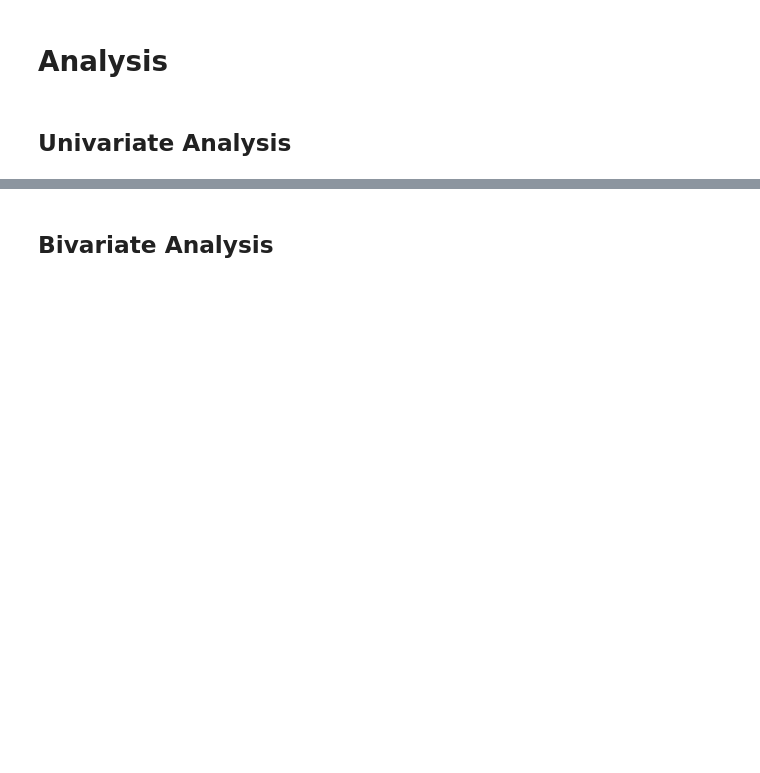
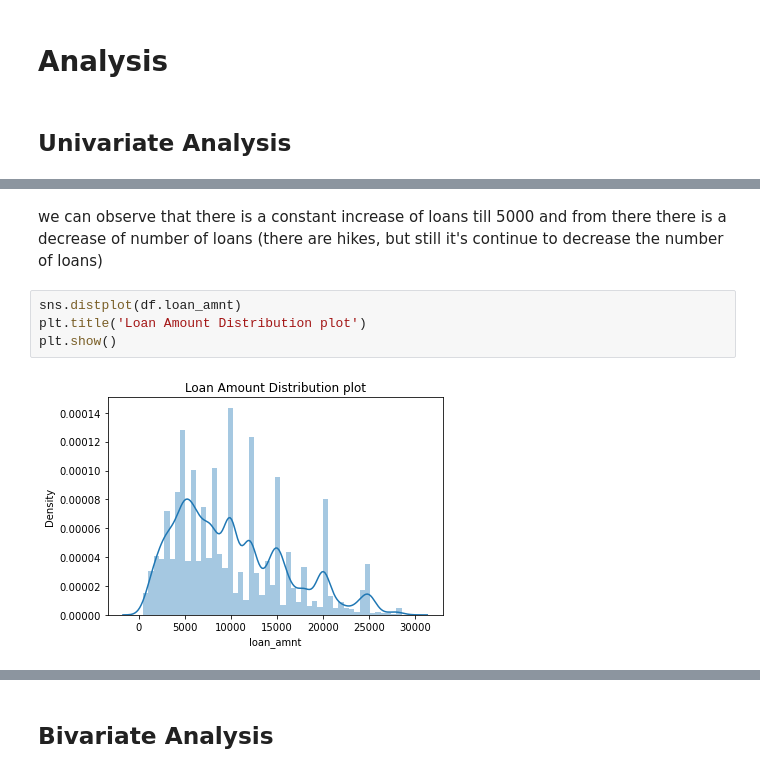
Before and after one commit to rashmiaab/LendingClubCaseStudy, a Jupyter notebook: Nagarjun Chittyala.ipynb, the cells around one changed output, grey strips where cells are left out. Drawn from its saved outputs; the diff is of its cells as text; blank space fills up the shorter version.

```diff
--- a/Nagarjun Chittyala.ipynb
+++ b/Nagarjun Chittyala.ipynb
@@ -645,0 +803,8 @@ plt.show()
+# %% [markdown]
+we can observe that there is a constant increase of loans till 5000 and from there there is a decrease of number of loans (there are hikes, but still it's continue to decrease the number of loans)
+# %%
+sns.distplot(df.loan_amnt)
+plt.title('Loan Amount Distribution plot')
+plt.show()
+# %% [output]
+[figure, added]
```
Also changed, not shown: parts of 59 cells of this notebook.
